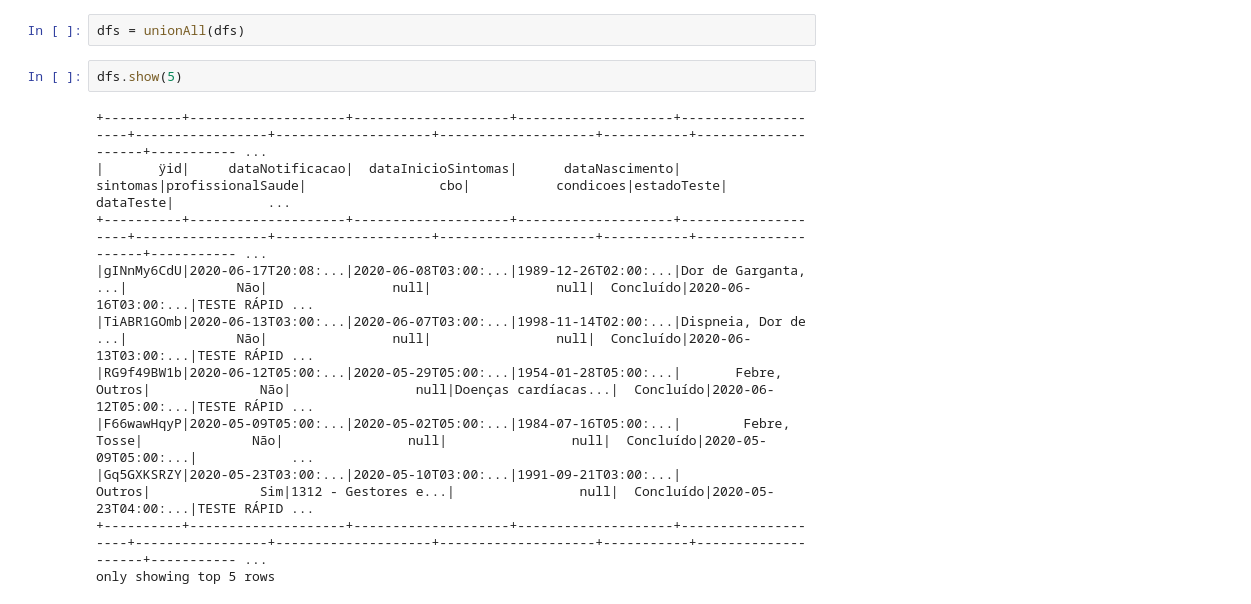
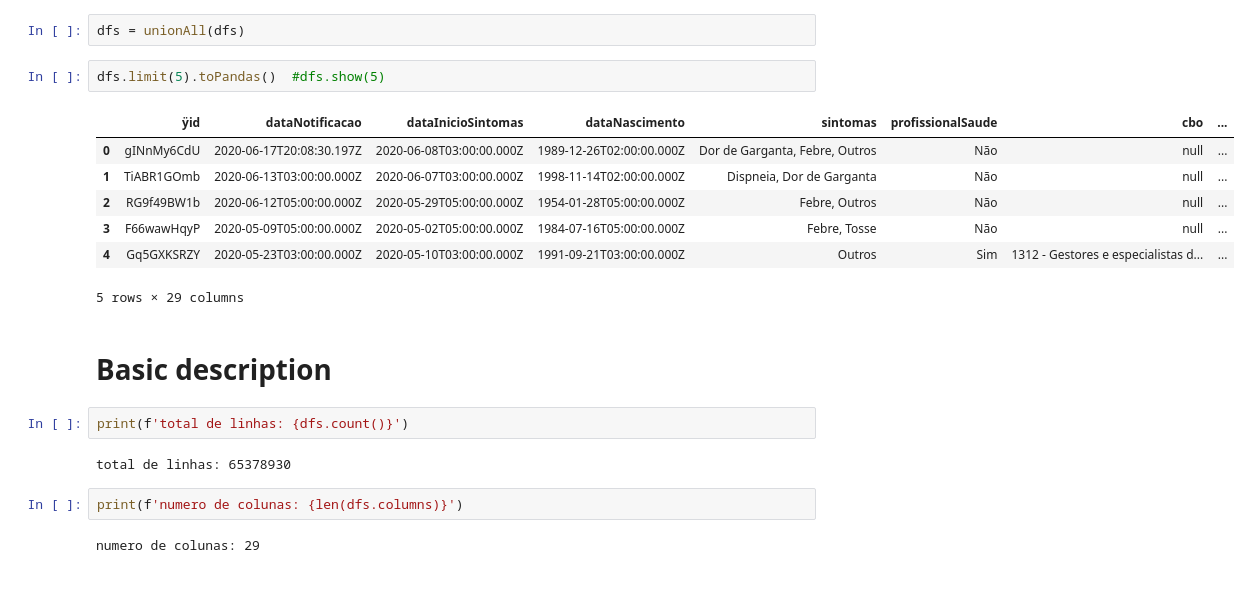
Before and after one commit to PAMepi/PAMepi_scripts_datalake, a Jupyter notebook: Data Description/Sindrome gripal.ipynb, the cells around one changed output. Saved outputs shown, nothing was run; the diff lists cells and outputs as text.

```diff
--- a/Data Description/Sindrome gripal.ipynb
+++ b/Data Description/Sindrome gripal.ipynb
@@ -90,15 +76,22 @@ Number of files read: 78
 # %%
 dfs = unionAll(dfs)
 # %%
-dfs.show(5)
+dfs.limit(5).toPandas()  #dfs.show(5)
 # %% [output]
+|  | ÿid | dataNotificacao | dataInicioSintomas | dataNascimento | sintomas | profissionalSaude | cbo | ... |
+| 0 | gINnMy6CdU | 2020-06-17T20:08:30.197Z | 2020-06-08T03:00:00.000Z | 1989-12-26T02:00:00.000Z | Dor de Garganta, Febre, Outros | Não | null | ... |
+| 1 | TiABR1GOmb | 2020-06-13T03:00:00.000Z | 2020-06-07T03:00:00.000Z | 1998-11-14T02:00:00.000Z | Dispneia, Dor de Garganta | Não | null | ... |
+| 2 | RG9f49BW1b | 2020-06-12T05:00:00.000Z | 2020-05-29T05:00:00.000Z | 1954-01-28T05:00:00.000Z | Febre, Outros | Não | null | ... |
+| 3 | F66wawHqyP | 2020-05-09T05:00:00.000Z | 2020-05-02T05:00:00.000Z | 1984-07-16T05:00:00.000Z | Febre, Tosse | Não | null | ... |
+| 4 | Gq5GXKSRZY | 2020-05-23T03:00:00.000Z | 2020-05-10T03:00:00.000Z | 1991-09-21T03:00:00.000Z | Outros | Sim | 1312 - Gestores e especialistas d... | ... |
-+----------+--------------------+--------------------+--------------------+--------------------+-----------------+--------------------+--------------------+-----------+--------------------+----------- ...
-|       ÿid|     dataNotificacao|  dataInicioSintomas|      dataNascimento|            sintomas|profissionalSaude|                 cbo|           condicoes|estadoTeste|           dataTeste|            ...
-+----------+--------------------+--------------------+--------------------+--------------------+-----------------+--------------------+--------------------+-----------+--------------------+----------- ...
-|gINnMy6CdU|2020-06-17T20:08:...|2020-06-08T03:00:...|1989-12-26T02:00:...|Dor de Garganta, ...|              Não|                null|                null|  Concluído|2020-06-16T03:00:...|TESTE RÁPID ...
-|TiABR1GOmb|2020-06-13T03:00:...|2020-06-07T03:00:...|1998-11-14T02:00:...|Dispneia, Dor de ...|              Não|                null|                null|  Concluído|2020-06-13T03:00:...|TESTE RÁPID ...
-|RG9f49BW1b|2020-06-12T05:00:...|2020-05-29T05:00:...|1954-01-28T05:00:...|       Febre, Outros|              Não|                null|Doenças cardíacas...|  Concluído|2020-06-12T05:00:...|TESTE RÁPID ...
-|F66wawHqyP|2020-05-09T05:00:...|2020-05-02T05:00:...|1984-07-16T05:00:...|        Febre, Tosse|              Não|                null|                null|  Concluído|2020-05-09T05:00:...|            ...
-|Gq5GXKSRZY|2020-05-23T03:00:...|2020-05-10T03:00:...|1991-09-21T03:00:...|              Outros|              Sim|1312 - Gestores e...|                null|  Concluído|2020-05-23T04:00:...|TESTE RÁPID ...
-+----------+--------------------+--------------------+--------------------+--------------------+-----------------+--------------------+--------------------+-----------+--------------------+----------- ...
-only showing top 5 rows
+5 rows × 29 columns
+# %% [markdown]
+# Basic description
+# %%
+print(f'total de linhas: {dfs.count()}')
+# %% [output]
+total de linhas: 65378930
+# %%
+print(f'numero de colunas: {len(dfs.columns)}')
+# %% [output]
+numero de colunas: 29
```
Also changed, not shown: parts of 64 cells of this notebook.
